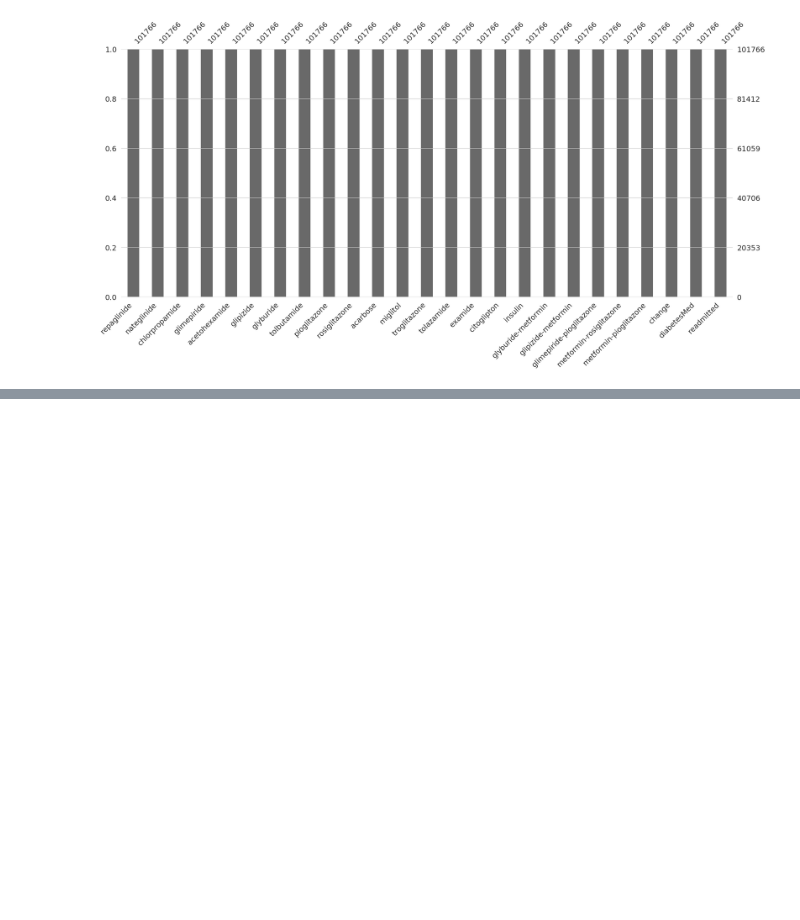
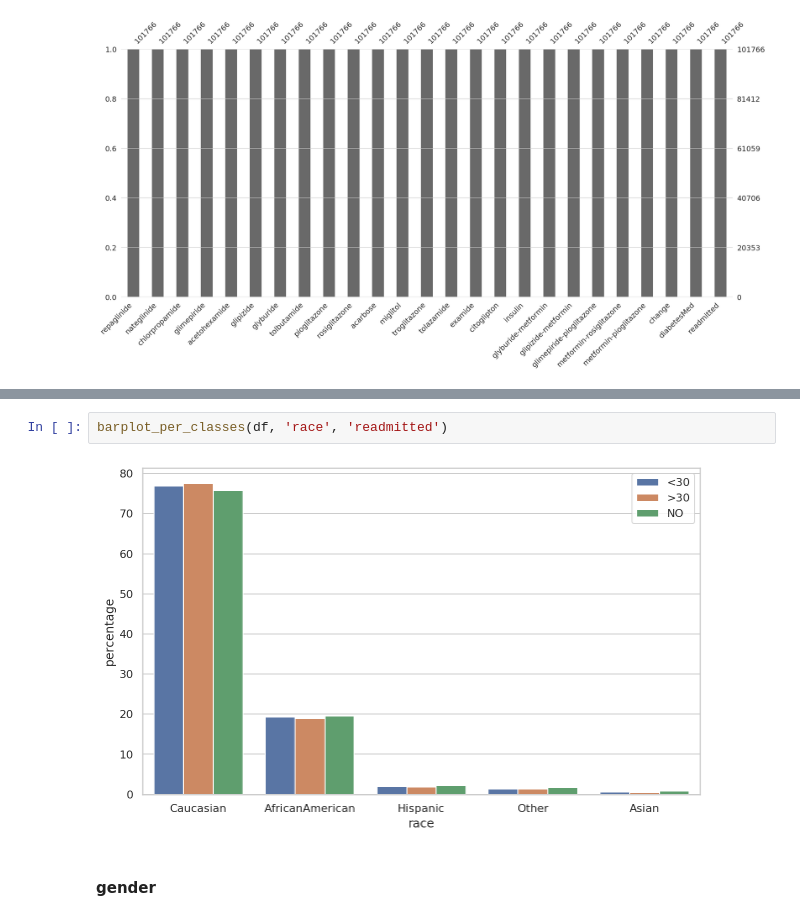
Before and after one commit to pmacinec/diabetes-patients-readmissions-prediction, a Jupyter notebook: notebooks/0_data_analysis.ipynb, the cells around one changed output, grey strips where cells are left out. Saved outputs shown, nothing was run; the diff lists cells and outputs as text; blank space fills up the shorter version.

```diff
--- a/notebooks/0_data_analysis.ipynb
+++ b/notebooks/0_data_analysis.ipynb
@@ -130,0 +234,6 @@ for columns in column_groups:
+# %%
+barplot_per_classes(df, 'race', 'readmitted')
+# %% [output]
+[figure, added]
+# %% [markdown]
+#### gender
```
Also changed, not shown: parts of 41 cells of this notebook.
